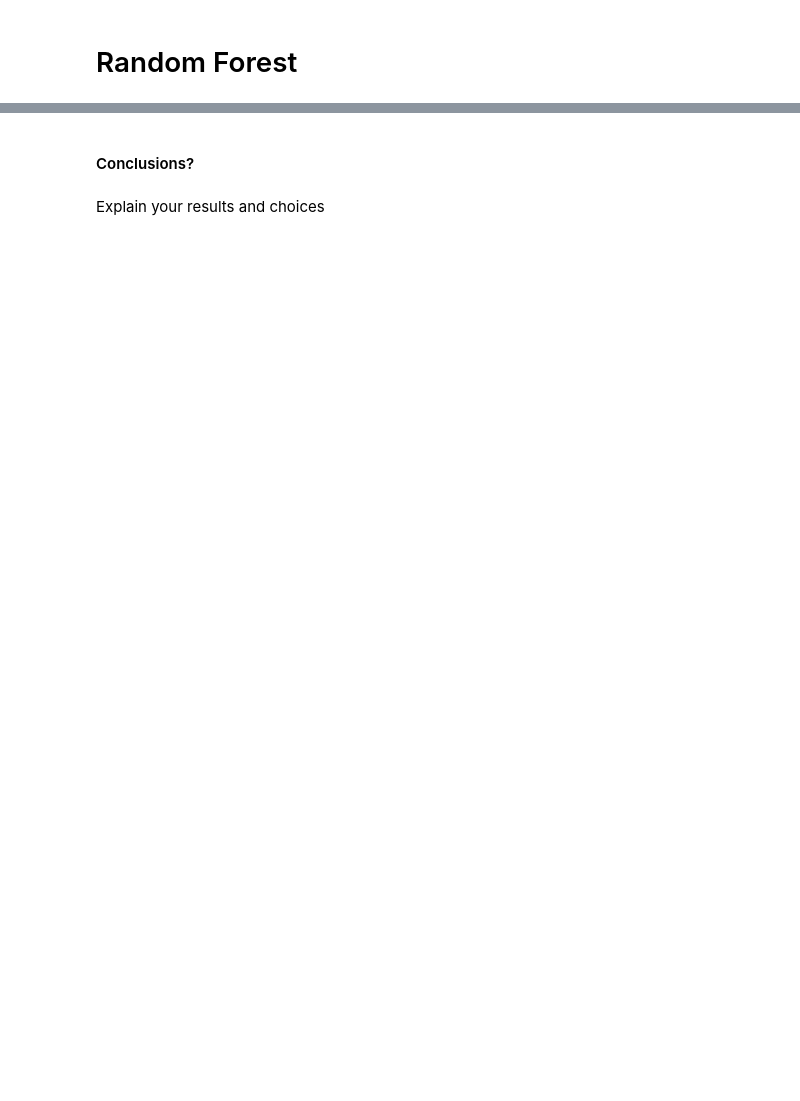
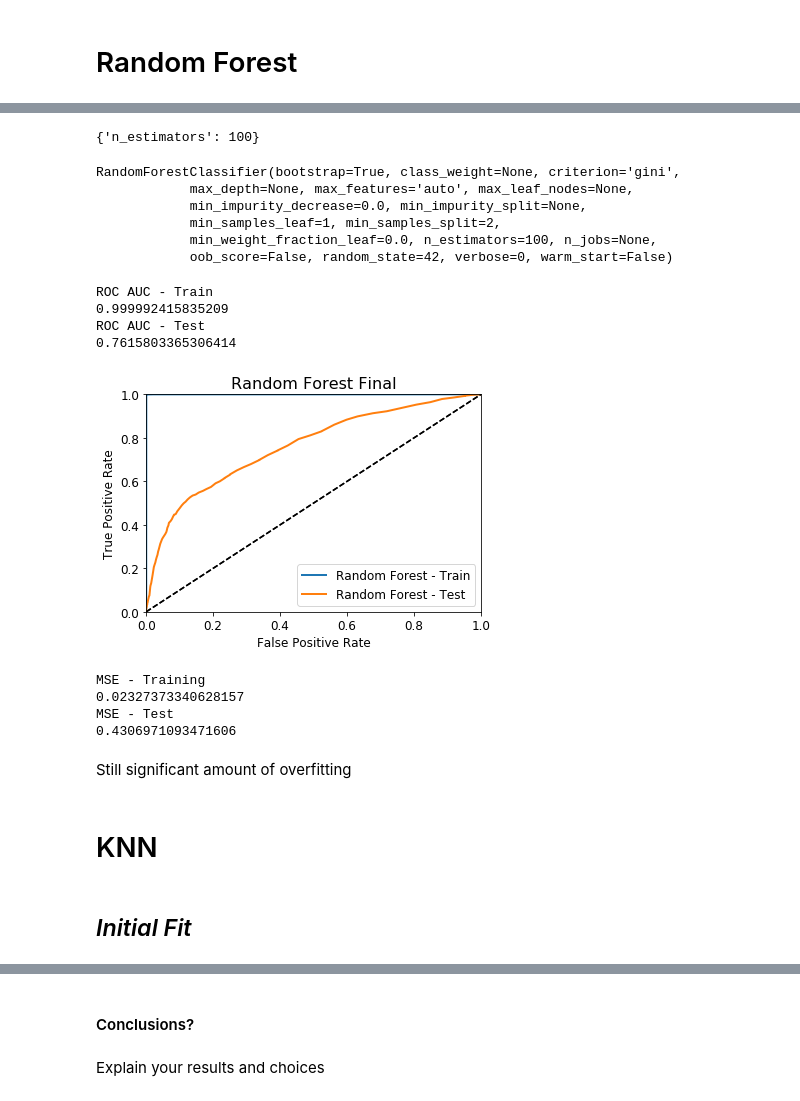
Before and after one commit to david-siqi-liu/SCS3253_Winter2019, a Jupyter notebook: W03_Liu_qq287393.ipynb, the cells around one changed output, grey strips where cells are left out. Cells and saved outputs as stored; diff of their text form; code cells hidden in the pictures; blank space fills up the shorter version.

```diff
--- a/W03_Liu_qq287393.ipynb
+++ b/W03_Liu_qq287393.ipynb
@@ -324,0 +571,12 @@ SyntaxError: invalid syntax (<ipython-input-27-d949bc915d94>, line 1)
+# %%
+# GridSearch
+param_grid = {'n_estimators' : [3, 4, 6, 7, 10, 20, 50, 100]}
+
+forest_grid_cv = GridSearchCV(forest_clf
+                              ,param_grid
+                              ,cv = 4
+                              ,scoring = 'neg_mean_squared_error'
+                              ,n_jobs = -1
+                              ,verbose = 2)
+
+forest_grid_cv.fit(df_train_X_transformed, df_train_y)
@@ -324,0 +598,62 @@ SyntaxError: invalid syntax (<ipython-input-27-d949bc915d94>, line 1)
+# %%
+forest_grid_cv.best_params_
+# %% [output]
+{'n_estimators': 100}
+# %%
+forest_grid_cv.best_estimator_
+# %% [output]
+RandomForestClassifier(bootstrap=True, class_weight=None, criterion='gini',
+            max_depth=None, max_features='auto', max_leaf_nodes=None,
+            min_impurity_decrease=0.0, min_impurity_split=None,
+            min_samples_leaf=1, min_samples_split=2,
+            min_weight_fraction_leaf=0.0, n_estimators=100, n_jobs=None,
+            oob_score=False, random_state=42, verbose=0, warm_start=False)
+# %%
+# Fit the training set with the best estimator
+y_predict_forest_train = forest_grid_cv.best_estimator_.predict(df_train_X_transformed)
+y_proba_forest_train = forest_grid_cv.best_estimator_.predict_proba(df_train_X_transformed)
+# %%
+# Also fit on the test set
+y_predict_forest_test = forest_grid_cv.best_estimator_.predict(df_test_X_transformed)
+y_proba_forest_test = forest_grid_cv.best_estimator_.predict_proba(df_test_X_transformed)
+# %%
+# ROC AUC
+print('ROC AUC - Train')
+print(roc_auc_score(df_train_y, y_proba_forest_train[:,1]))
+print('ROC AUC - Test')
+print(roc_auc_score(df_test_y, y_proba_forest_test[:,1]))
+# %% [output]
+ROC AUC - Train
+0.999992415835209
+ROC AUC - Test
+0.7615803365306414
+# %%
+# ROC AUC curve
+fpr_forest_train, tpr_forest_train, thresholds_forest_train = roc_curve(df_train_y, y_proba_forest_train[:,1])
+fpr_forest_test, tpr_forest_test, thresholds_forest_test = roc_curve(df_test_y, y_proba_forest_test[:,1])
+
+plot_roc_curve(fpr_forest_train, tpr_forest_train, "Random Forest - Train")
+plot_roc_curve(fpr_forest_test, tpr_forest_test, "Random Forest - Test")
+
+plt.title('Random Forest Final', fontsize=16)
+plt.xlabel('False Positive Rate', fontsize=12)
+plt.ylabel('True Positive Rate', fontsize=12)
+plt.legend(loc="lower right", fontsize=12)
+plt.show()
+# %% [output]
+[figure, added]
+# %%
+# Mean Squared Error
+print('MSE - Training')
+print(np.sqrt(mean_squared_error(df_train_y, y_predict_forest_train)))
+print('MSE - Test')
+print(np.sqrt(mean_squared_error(df_test_y, y_predict_forest_test)))
+# %% [output]
+MSE - Training
+0.02327373340628157
+MSE - Test
+0.4306971093471606
+# %% [markdown]
+Still significant amount of overfitting
+# %% [markdown]
+# KNN
@@ -324,0 +662,2 @@ SyntaxError: invalid syntax (<ipython-input-27-d949bc915d94>, line 1)
+# %% [markdown]
+## *Initial Fit*
```
Also changed, not shown: parts of 85 cells of this notebook.
